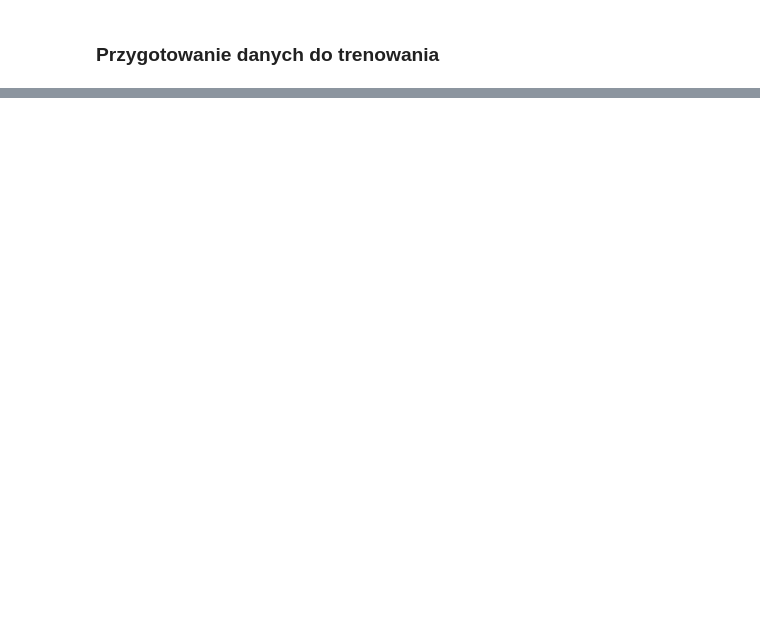
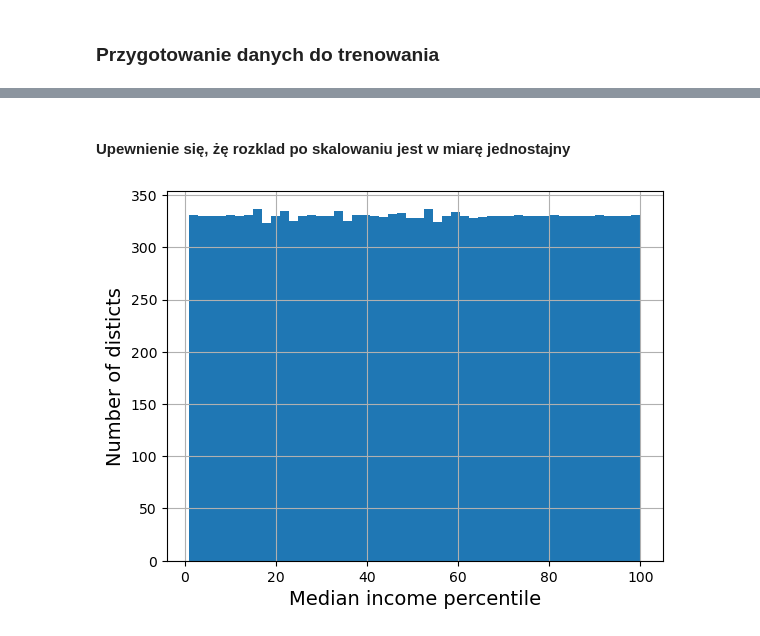
Before and after one commit to TheFenix2000/wdum, a Jupyter notebook: notebook_2.ipynb, the cells around one changed output, grey strips where cells are left out. Drawn from its saved outputs; the diff is of its cells as text; code cells hidden in the pictures; blank space fills up the shorter version.

```diff
--- a/notebook_2.ipynb
+++ b/notebook_2.ipynb
@@ -262,0 +454,13 @@ X.loc[null_rows_idx].head()
+# %% [markdown]
+#### Upewnienie się, żę rozklad po skalowaniu jest w miarę jednostajny
+# %%
+percentiles = [np.percentile(x_train["median_income"], p) for p in range(1, 100)]
+x_train["median_income_percentile"] = pd.cut(x_train["median_income"], bins=[-np.inf] + percentiles + [np.inf], labels=range(1, 100 + 1))
+x_train["median_income_percentile"] = x_train["median_income_percentile"].astype(int)
+x_train["median_income_percentile"].hist(bins=50)
+plt.xlabel("Median income percentile")
+plt.ylabel("Number of disticts")
+plt.show()
+x_train.drop("median_income_percentile", axis=1, inplace=True) # usuwamy zmienną poglądową
+# %% [output]
+[figure, added]
```
Also changed, not shown: parts of 76 cells of this notebook.
